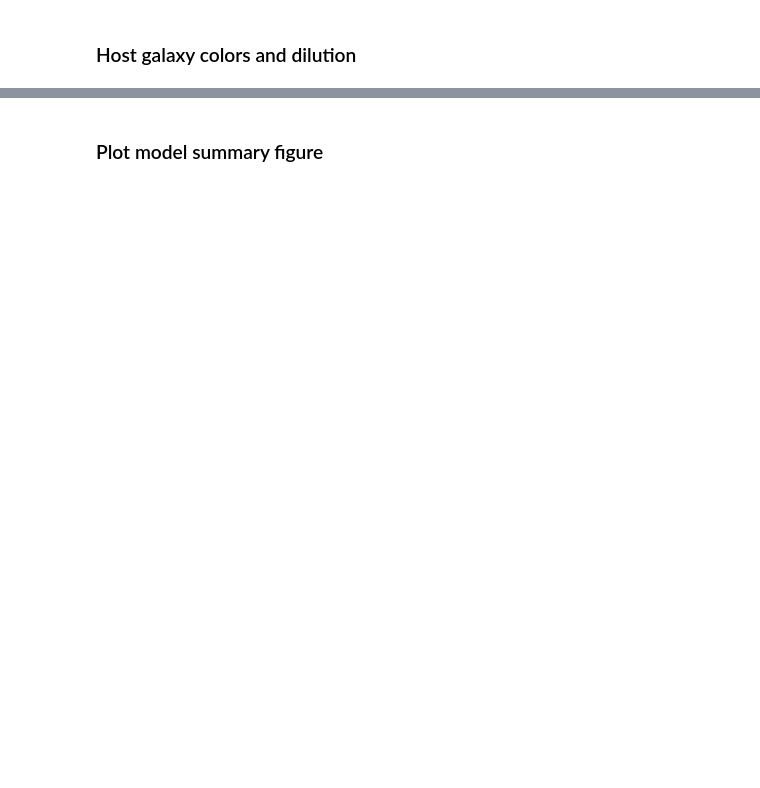
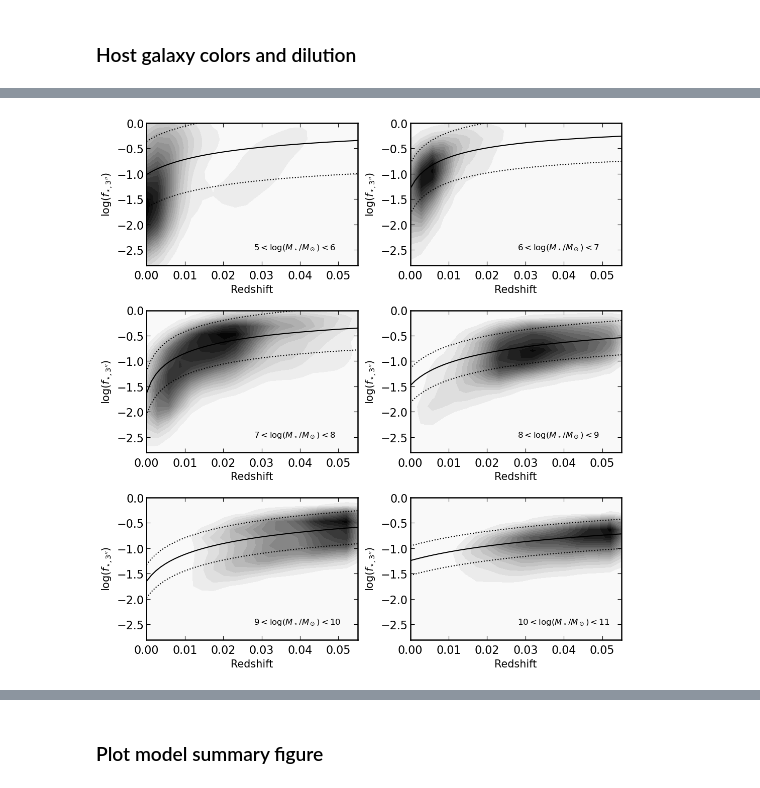
Before and after one commit to burke86/imbh_forecast, a Jupyter notebook: forecast.ipynb, the cells around one changed output, grey strips where cells are left out. Saved outputs shown, nothing was run; the diff lists cells and outputs as text; code cells hidden in the pictures; blank space fills up the shorter version.

Commit message:
mass-dependent f_host - very close now

```diff
--- a/forecast.ipynb
+++ b/forecast.ipynb
@@ -198,59 +211,75 @@ fig.savefig('color.pdf', dpi=300)
 # %%
 from scipy.optimize import curve_fit
 
+M_star_bins = np.arange(5, 11, 1)
+
+# FUV NUV u g r i z
 f_host = data_nsa['FIBERFLUX'][:,3]/data_nsa['PETROFLUX'][:,3]
+stellar_mass = data_nsa['MASS'] * (0.7)**2
+
+# Overall values
 
 mask_na = np.isfinite(data_nsa['Z']) & (f_host<1) & (f_host>0)
 
-fig, ax = plt.subplots(1, 1, figsize=(5.5, 4))
+fig, axs = plt.subplots(len(M_star_bins)//2, 2, figsize=(2*5.3, len(M_star_bins)//2*3.8))
 
 xx, yy = np.mgrid[0:0.055:20j, -3:0:20j]
 positions = np.vstack([xx.ravel(), yy.ravel()])
-values = np.vstack([data_nsa['Z'][mask_na], np.log10(f_host[mask_na])])
-kernel = st.gaussian_kde(values)
-f = np.reshape(kernel(positions).T, xx.shape)
 
-cfset = ax.contourf(xx, yy, f, levels=20, cmap='binary')
-
-#ax.scatter(data_nsa['Z'], np.log10(f_host), s=0.001, c='gray')
-ax.set_ylim([-2.8, 0])
-ax.set_xlim([0, 0.055])
 
 # Define the fitting function
 def func(x, a, b, c):
+    #x = np.log10(1 + x)
     x = x-a
     return 1 - 1/(x**2 + b*x + c)
 
 
-#p = np.polyfit(data_nsa['Z'][mask_na], np.log10(f_host[mask_na]), 2)
-p, pcov = curve_fit(func, data_nsa['Z'][mask_na], np.log10(f_host[mask_na]))
-x = np.linspace(0, 0.06)
-#ax.plot(x, np.polyval(p, x), color='k')
-ax.plot(x, func(x, *p), color='k')
+# Mass bin loop
+for i, M_star in enumerate(M_star_bins):
+    ax = axs.flatten()[i]
+
+    bin_lo = 10**M_star_bins[i]
+    bin_hi = 10**(M_star_bins[i] + 1)
+
+    mask_na = np.isfinite(data_nsa['Z']) & (f_host<1) & (f_host>0) & (stellar_mass > bin_lo) & (stellar_mass < bin_hi)
+    values = np.vstack([data_nsa['Z'][mask_na], np.log10(f_host[mask_na])])
+    kernel = st.gaussian_kde(values)
+    f = np.reshape(kernel(positions).T, xx.shape)
+
+    cfset = ax.contourf(xx, yy, f, levels=20, cmap='binary')
 
 
-print(p)
+    #ax.scatter(data_nsa['Z'], np.log10(f_host), s=0.001, c='gray')
+    ax.set_ylim([-2.8, 0])
+    ax.set_xlim([0, 0.055])
 
-#res = np.log10(f_host[mask_na]) - np.polyval(p, data_nsa['Z'][mask_na])
-res = np.log10(f_host[mask_na]) - func(data_nsa['Z'][mask_na], *p)
+    p, pcov = curve_fit(func, data_nsa['Z'][mask_na], f_host[mask_na])
+    x = np.linspace(0, 0.06)
+    ax.plot(x, np.log10(func(x, *p)), color='k')
 
-rms = np.nanstd(res)
-print(np.nanstd(res))
+    print(p)
 
-#ax.plot(x, np.polyval(p, x) - rms, color='k', linestyle='dotted')
-#ax.plot(x, np.polyval(p, x) + rms, color='k', linestyle='dotted')
-ax.plot(x, func(x, *p) - rms, color='k', linestyle='dotted')
-ax.plot(x, func(x, *p) + rms, color='k', linestyle='dotted')
+    res = np.log10(f_host[mask_na]) - np.log10(func(data_nsa['Z'][mask_na], *p))
 
-ax.set_ylabel(r'$\log(f_{\star, {\rm{3^{\prime\prime}}}})$')
-ax.set_xlabel(r'Redshift')
+    rms = np.nanstd(res)
+    print(np.nanstd(res))
 
-ax.tick_params(axis='both', which='both', direction='in', labelsize=16)
-ax.tick_params(axis='both', which='major', length=6)
-ax.tick_params(axis='both', which='minor', length=3)
-ax.yaxis.set_ticks_position('both')
-ax.xaxis.set_ticks_position('both')
-ax.tick_params(axis='x', which='major', pad=7)
+    ax.plot(x, np.log10(func(x, *p)) - rms, color='k', linestyle='dotted')
+    ax.plot(x, np.log10(func(x, *p)) + rms, color='k', linestyle='dotted')
+
+    ax.set_ylabel(r'$\log(f_{\star, {\rm{3^{\prime\prime}}}})$')
+    ax.set_xlabel(r'Redshift')
+
+    ax.text(0.028, -2.5, fr'${M_star_bins[i]} < \log(M_\star/M_\odot) < {M_star_bins[i] + 1}$', fontsize=12)
+
+    ax.tick_params(axis='both', which='both', direction='in', labelsize=16)
+    ax.tick_params(axis='both', which='major', length=6)
+    ax.tick_params(axis='both', which='minor', length=3)
+    ax.yaxis.set_ticks_position('both')
+    ax.xaxis.set_ticks_position('both')
+    ax.tick_params(axis='x', which='major', pad=7)
 
 fig.tight_layout()
+fig.subplots_adjust(wspace=0.25)
 fig.savefig('fhost.pdf', dpi=300)
+# %% [output]
@@ -256,0 +298 @@ fig.savefig('fhost.pdf', dpi=300)
+[figure, added]
```
Also changed, not shown: parts of 36 cells of this notebook, 1 other file.
